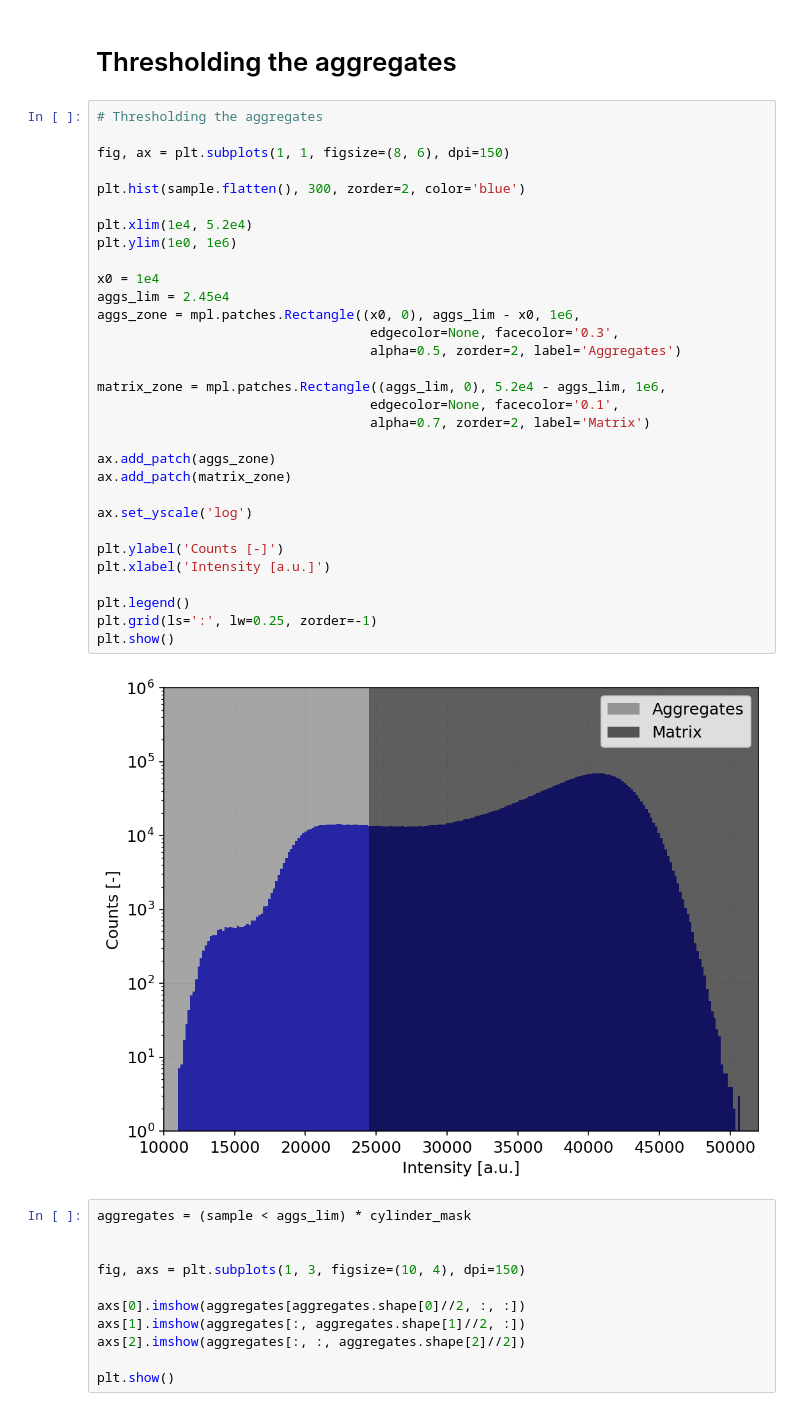
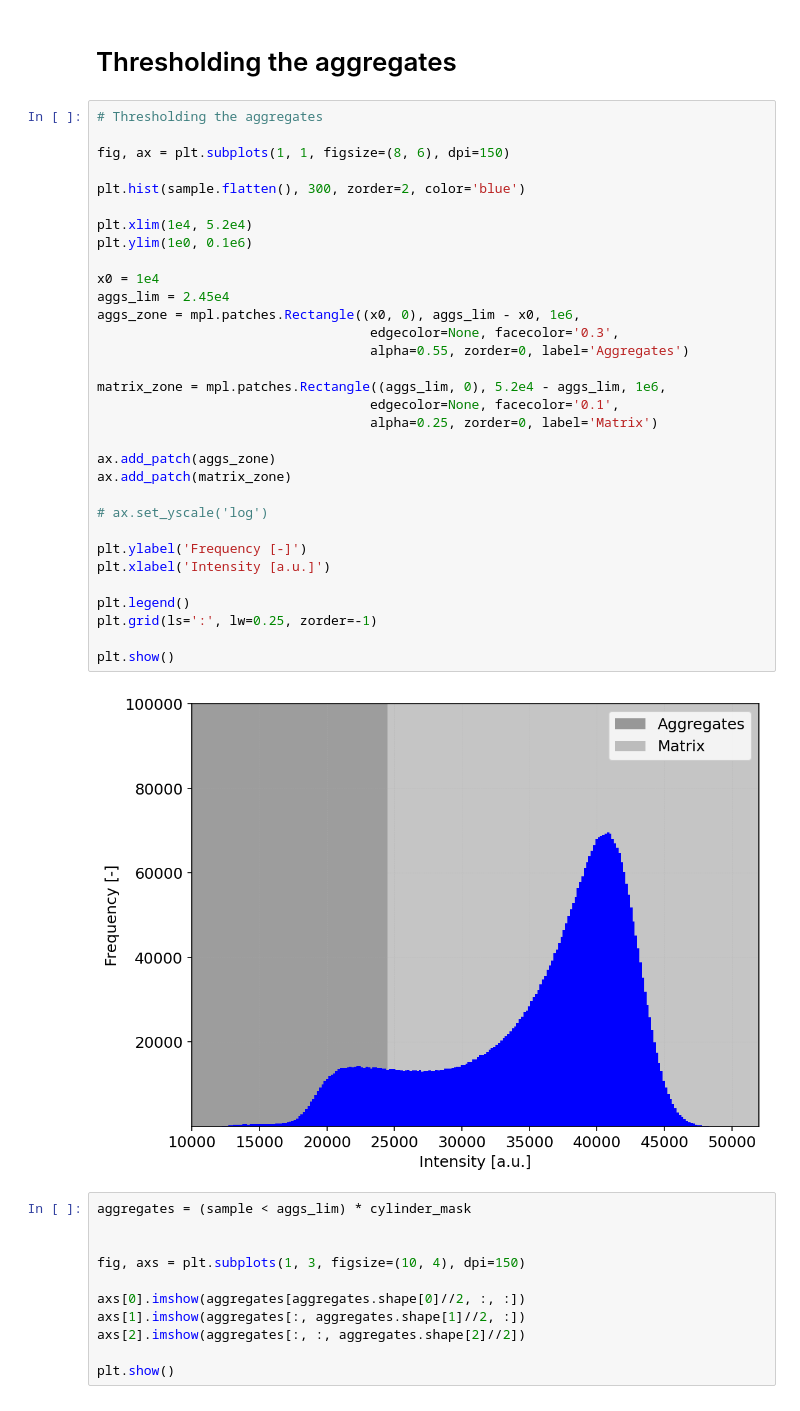
Before and after one commit to ANR-MultiFIRE/TomoToFE, a Jupyter notebook: Workflow2-Python.ipynb, the cells around one changed output. Cells and saved outputs as stored; diff of their text form.

```diff
--- a/Workflow2-Python.ipynb
+++ b/Workflow2-Python.ipynb
@@ -105,36 +102,37 @@ Voxels in z-direction (cropped): 151
 # %%
 # Thresholding the aggregates
 
 fig, ax = plt.subplots(1, 1, figsize=(8, 6), dpi=150)
 
 plt.hist(sample.flatten(), 300, zorder=2, color='blue')
 
 plt.xlim(1e4, 5.2e4)
-plt.ylim(1e0, 1e6)
+plt.ylim(1e0, 0.1e6)
 
 x0 = 1e4
 aggs_lim = 2.45e4
 aggs_zone = mpl.patches.Rectangle((x0, 0), aggs_lim - x0, 1e6,
                                    edgecolor=None, facecolor='0.3',
-                                   alpha=0.5, zorder=2, label='Aggregates')
+                                   alpha=0.55, zorder=0, label='Aggregates')
 
 matrix_zone = mpl.patches.Rectangle((aggs_lim, 0), 5.2e4 - aggs_lim, 1e6,
                                    edgecolor=None, facecolor='0.1',
-                                   alpha=0.7, zorder=2, label='Matrix')
+                                   alpha=0.25, zorder=0, label='Matrix')
 
 ax.add_patch(aggs_zone)
 ax.add_patch(matrix_zone)
 
-ax.set_yscale('log')
+# ax.set_yscale('log')
 
-plt.ylabel('Counts [-]')
+plt.ylabel('Frequency [-]')
 plt.xlabel('Intensity [a.u.]')
 
 plt.legend()
 plt.grid(ls=':', lw=0.25, zorder=-1)
+
 plt.show()
 # %% [output]
-[figure, old version]
+[figure, new version]
 # %%
 aggregates = (sample < aggs_lim) * cylinder_mask
 
```
Also changed, not shown: parts of 2 cells of this notebook.
